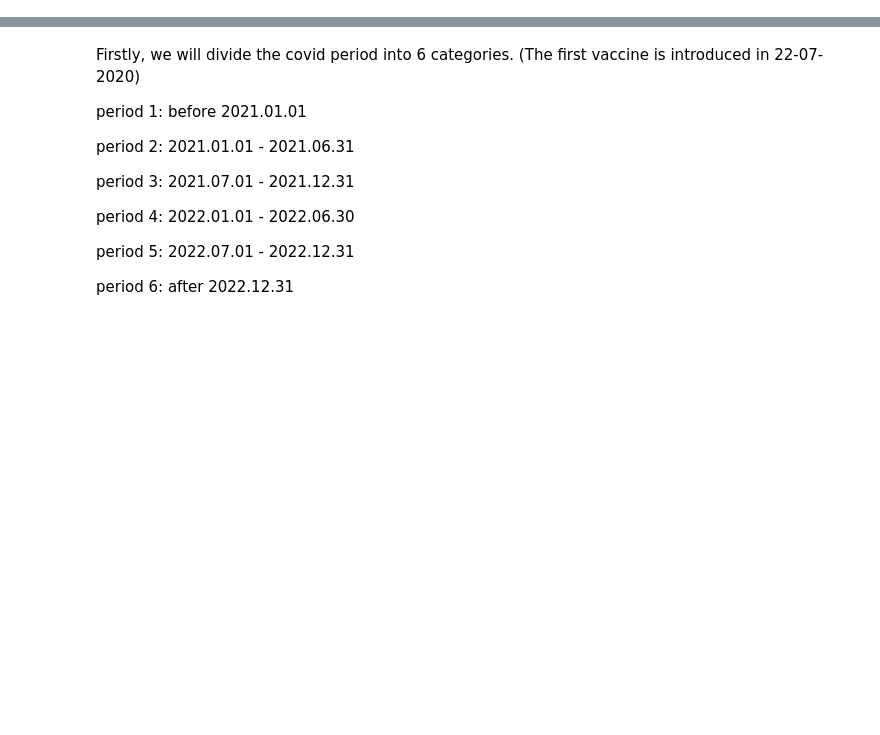
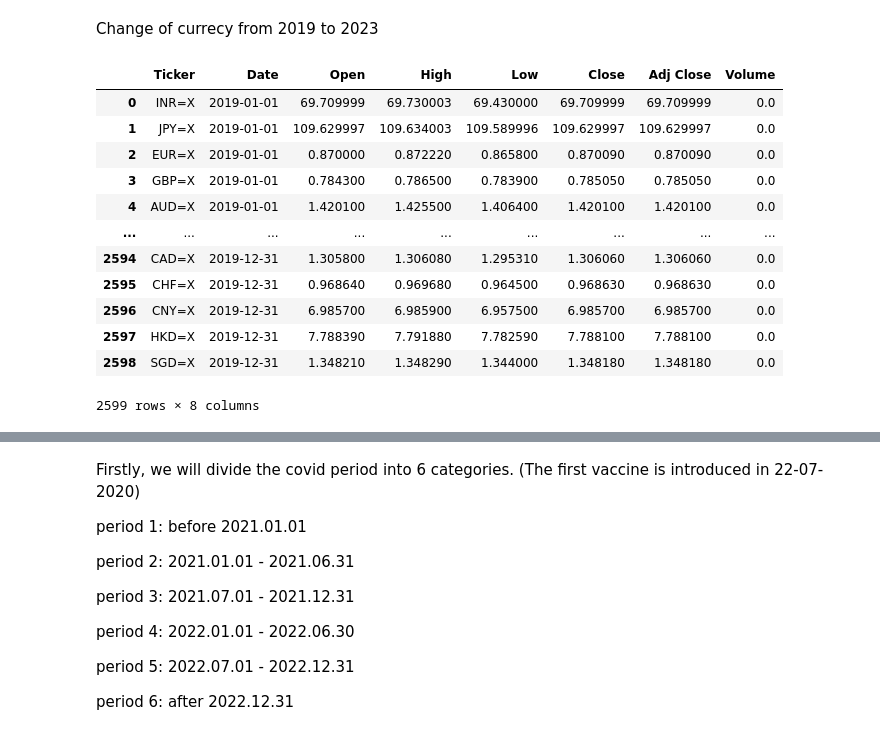
Before and after one commit to anapocai/Mooc_project, a Jupyter notebook: Xinyi.ipynb, the cells around one changed output, grey strips where cells are left out. Cells and saved outputs as stored; diff of their text form; code cells hidden in the pictures; blank space fills up the shorter version.

```diff
--- a/Xinyi.ipynb
+++ b/Xinyi.ipynb
@@ -0,0 +1,2 @@
+# %% [markdown]
+Change of currecy from 2019 to 2023
@@ -0,0 +13,16 @@
+# %%
+df_2019
+# %% [output]
+|  | Ticker | Date | Open | High | Low | Close | Adj Close | Volume |
+| 0 | INR=X | 2019-01-01 | 69.709999 | 69.730003 | 69.430000 | 69.709999 | 69.709999 | 0.0 |
+| 1 | JPY=X | 2019-01-01 | 109.629997 | 109.634003 | 109.589996 | 109.629997 | 109.629997 | 0.0 |
+| 2 | EUR=X | 2019-01-01 | 0.870000 | 0.872220 | 0.865800 | 0.870090 | 0.870090 | 0.0 |
+| 3 | GBP=X | 2019-01-01 | 0.784300 | 0.786500 | 0.783900 | 0.785050 | 0.785050 | 0.0 |
+| 4 | AUD=X | 2019-01-01 | 1.420100 | 1.425500 | 1.406400 | 1.420100 | 1.420100 | 0.0 |
+| ... | ... | ... | ... | ... | ... | ... | ... | ... |
+| 2594 | CAD=X | 2019-12-31 | 1.305800 | 1.306080 | 1.295310 | 1.306060 | 1.306060 | 0.0 |
+| 2595 | CHF=X | 2019-12-31 | 0.968640 | 0.969680 | 0.964500 | 0.968630 | 0.968630 | 0.0 |
+| 2596 | CNY=X | 2019-12-31 | 6.985700 | 6.985900 | 6.957500 | 6.985700 | 6.985700 | 0.0 |
+| 2597 | HKD=X | 2019-12-31 | 7.788390 | 7.791880 | 7.782590 | 7.788100 | 7.788100 | 0.0 |
+| 2598 | SGD=X | 2019-12-31 | 1.348210 | 1.348290 | 1.344000 | 1.348180 | 1.348180 | 0.0 |
+2599 rows × 8 columns
```
Also changed, not shown: parts of 8 cells of this notebook, 5 other files.
